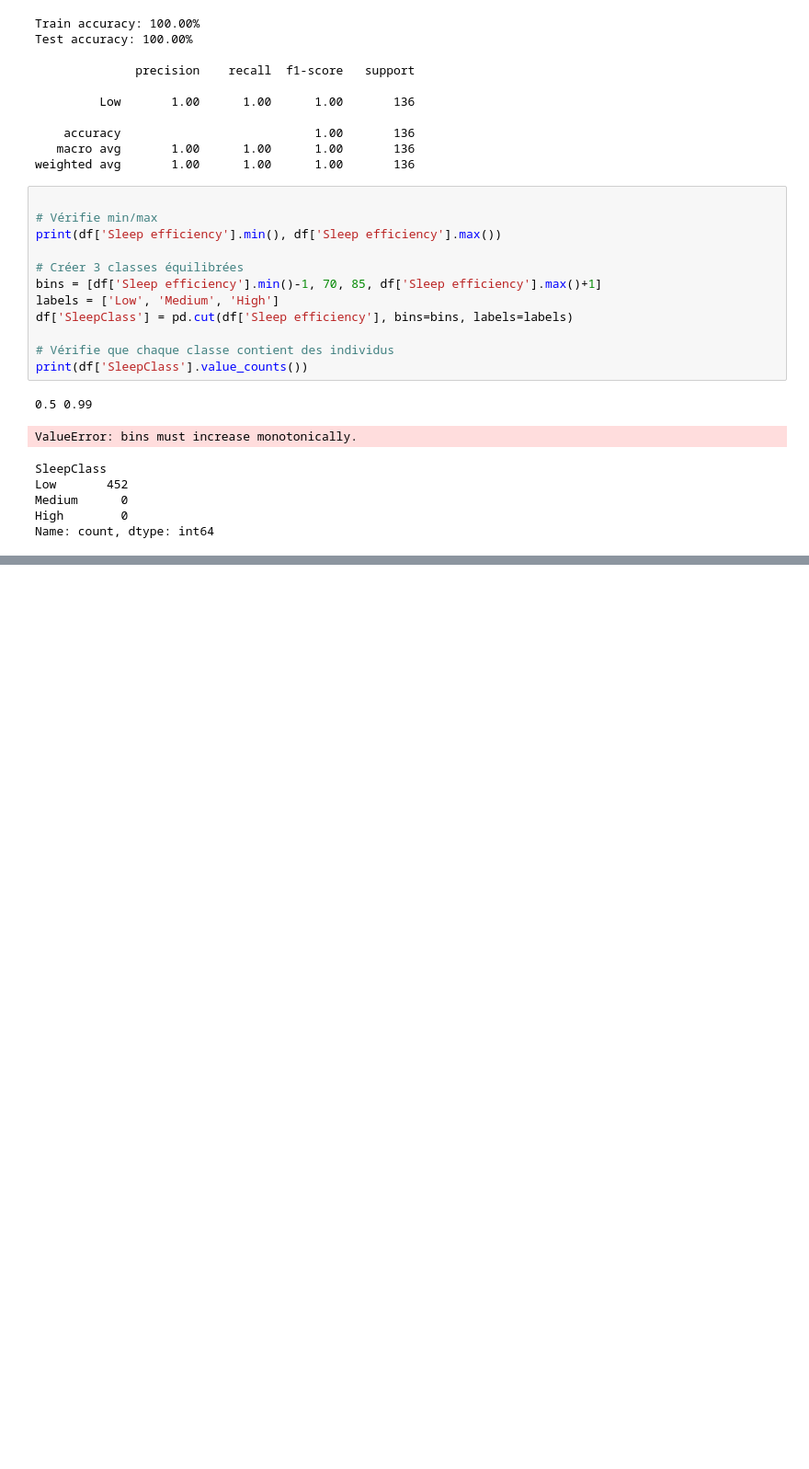
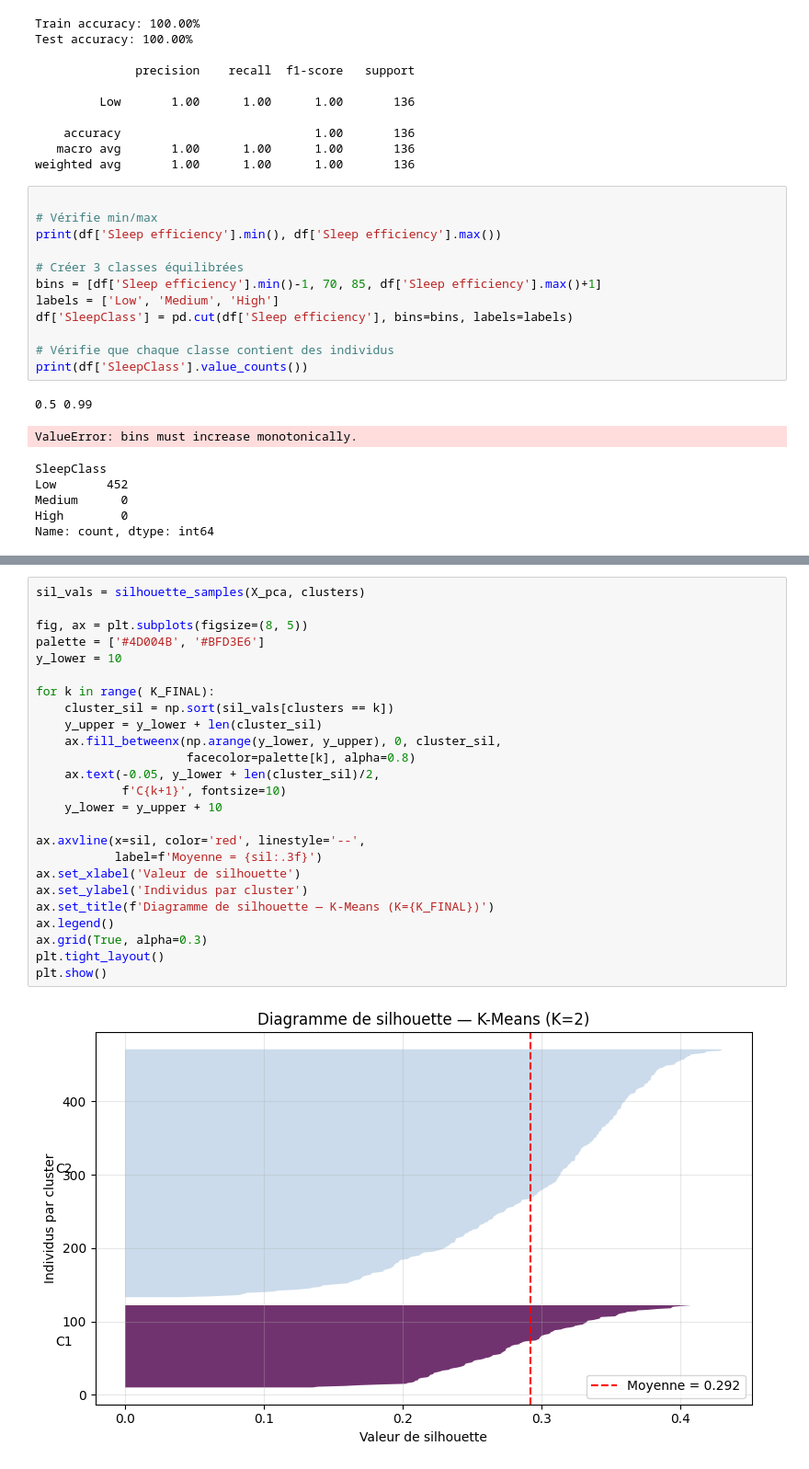
Before and after one commit to AhmedBousbih/Projet-analyse-de-donn-es, a Jupyter notebook: Projet_Analyse_de_données.ipynb, the cells around one changed output, grey strips where cells are left out. Shown at 92% size. Drawn from its saved outputs; the diff is of its cells as text; blank space fills up the shorter version.

```diff
--- a/Projet_Analyse_de_données.ipynb
+++ b/Projet_Analyse_de_données.ipynb
@@ -565,0 +716,27 @@ Name: count, dtype: int64
+# %%
+sil_vals = silhouette_samples(X_pca, clusters)
+
+fig, ax = plt.subplots(figsize=(8, 5))
+palette = ['#4D004B', '#BFD3E6']
+y_lower = 10
+
+for k in range( K_FINAL):
+    cluster_sil = np.sort(sil_vals[clusters == k])
+    y_upper = y_lower + len(cluster_sil)
+    ax.fill_betweenx(np.arange(y_lower, y_upper), 0, cluster_sil,
+                     facecolor=palette[k], alpha=0.8)
+    ax.text(-0.05, y_lower + len(cluster_sil)/2,
+            f'C{k+1}', fontsize=10)
+    y_lower = y_upper + 10
+
+ax.axvline(x=sil, color='red', linestyle='--',
+           label=f'Moyenne = {sil:.3f}')
+ax.set_xlabel('Valeur de silhouette')
+ax.set_ylabel('Individus par cluster')
+ax.set_title(f'Diagramme de silhouette — K-Means (K={K_FINAL})')
+ax.legend()
+ax.grid(True, alpha=0.3)
+plt.tight_layout()
+plt.show()
+# %% [output]
+[figure, added]
```
Also changed, not shown: parts of 19 cells of this notebook, 2 other files.
